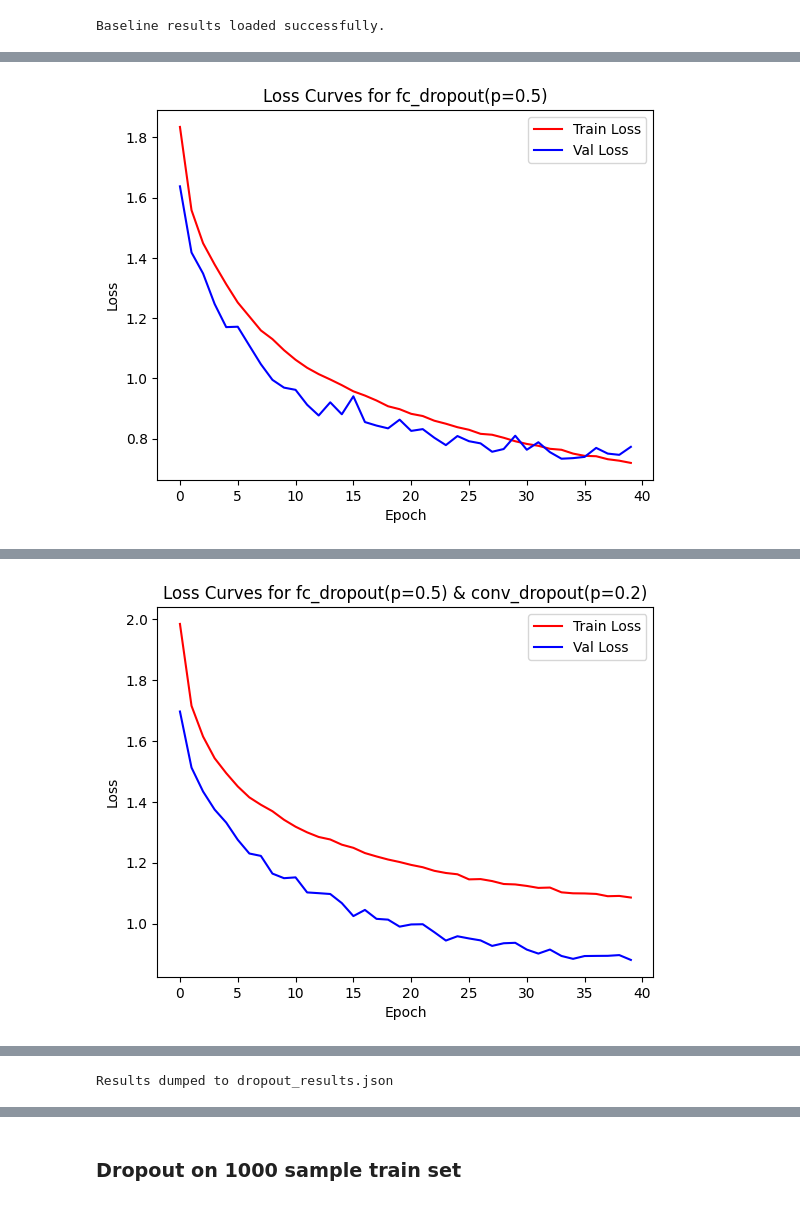
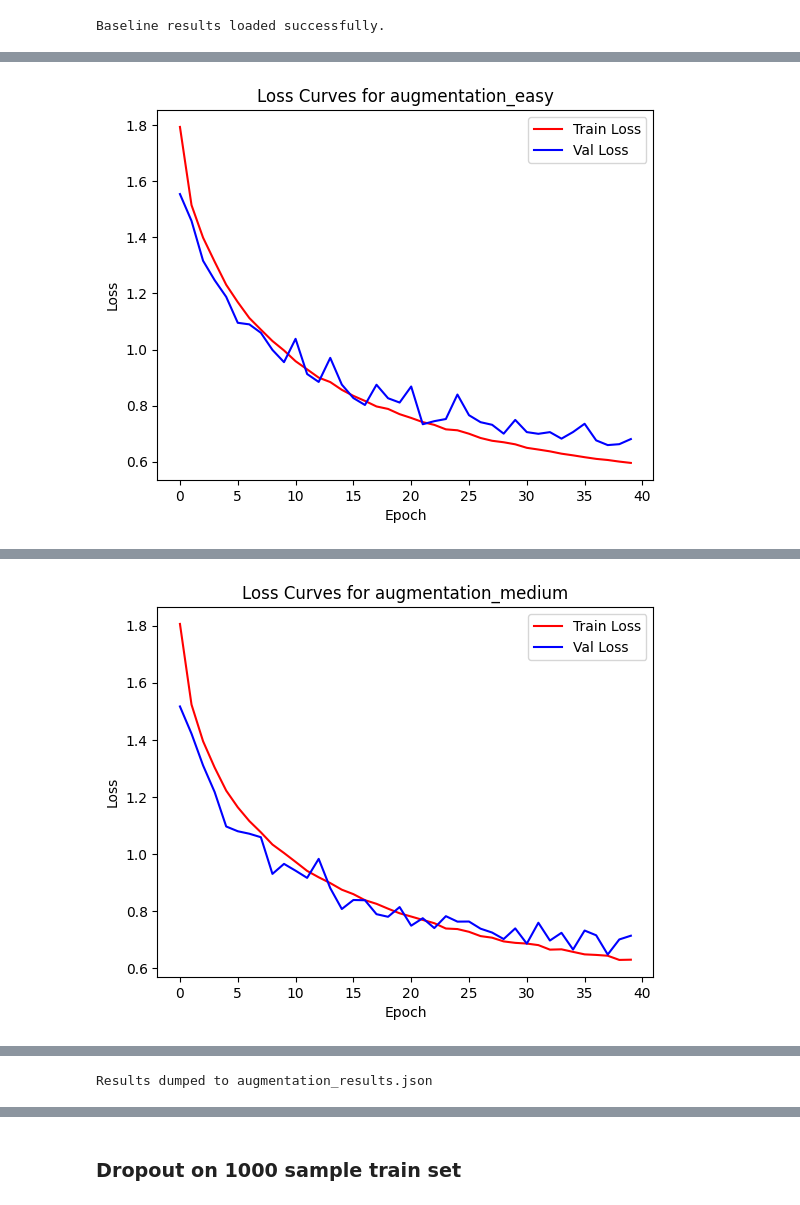
Before and after one commit to tomasbelak24/deeplearning-vision, a Jupyter notebook: hw1/augmentation.ipynb, the cells around one changed output, grey strips where cells are left out. Drawn from its saved outputs; the diff is of its cells as text; code cells hidden in the pictures.

```diff
--- a/hw1/augmentation.ipynb
+++ b/hw1/augmentation.ipynb
@@ -168,10 +168,36 @@ def one_epoch(model, loss, optimizer, dataloader_train, dataloader_val, verbose=
   val_acc = correct / total
 
   return np.mean(train_losses), np.mean(val_losses), val_acc
+# %%
+transform1 = transforms.Compose([
+    transforms.RandomCrop(32, padding=4),
+    transforms.RandomHorizontalFlip(p=0.5),
+    transforms.ToTensor(),
+])
+
+transform2 = transforms.Compose([
+    transforms.RandomResizedCrop(32, scale=(0.8, 1.0)),
+    transforms.RandomHorizontalFlip(p=0.5),
+    transforms.ColorJitter(brightness=0.3, contrast=0.3, saturation=0.3),
+    transforms.ToTensor(),
+])
+
+transform3 = transforms.Compose([
+    transforms.RandomAffine(
+        degrees=20,
+        translate=(0.1, 0.1),
+        scale=(0.9, 1.1),
+        shear=10
+    ),
+    transforms.RandomPerspective(distortion_scale=0.4, p=0.5),
+    transforms.ColorJitter(brightness=0.4, contrast=0.4, saturation=0.4),
+    transforms.RandomHorizontalFlip(p=0.5),
+    transforms.ToTensor(),
+])
 # %%
-configs = [{'name': 'augmentation_easy', 'augmentation': lambda: build_model(num_classes=10)},
-           {'name': 'augmentation_medium', 'augmentation': lambda: build_model(num_classes=10)},
-           {'name': 'augmentation_finalBoss', 'augmentation': lambda: build_model(num_classes=10)}
+configs = [{'name': 'augmentation_easy', 'augmentation': transform1},
+           {'name': 'augmentation_medium', 'augmentation': transform2},
+           {'name': 'augmentation_finalBoss', 'augmentation': transform3}
            ]
 
 losses = {config['name']: ([], []) for config in configs}
@@ -189,14 +215,12 @@ ce_loss = torch.nn.CrossEntropyLoss().to(device)
 for config in configs:
     print(f"Trying augmentation setting: {config['name']}")
 
-    aug_transforms = config['augmentation']()
+    aug_transforms = config['augmentation']
     dataset_aug = torchvision.datasets.CIFAR10(root='./data', train=True, download=True, transform=aug_transforms)
     trainset_aug, _ = torch.utils.data.random_split(dataset_aug, [45000, 5000], generator=torch.Generator().manual_seed(42))
     dataloader_train = torch.utils.data.DataLoader(trainset_aug, batch_size=batch_size, shuffle=True)
 
-    model_builder = build_model(num_classes=10)
-
-    model, model_inference = model_builder()
+    model, model_inference = build_model(num_classes=10)
     model.to(device)
     model_inference.to(device)
 
@@ -248 +272 @@ Val acc at epoch 39: 0.7282
-[figure, old version]
+[figure, new version]
@@ -266 +290 @@ Val acc at epoch 39: 0.7042
-[figure, old version]
+[figure, new version]
@@ -315,7 +321,7 @@ with open(output_filename, 'w') as f:
 
 print(f"Results dumped to {output_filename}")
 # %% [output]
-Results dumped to dropout_results.json
+Results dumped to augmentation_results.json
 # %%
 plt.figure(figsize=(12, 6))
 for optimizer_name in configs:
```
Also changed, not shown: parts of 14 cells of this notebook.
